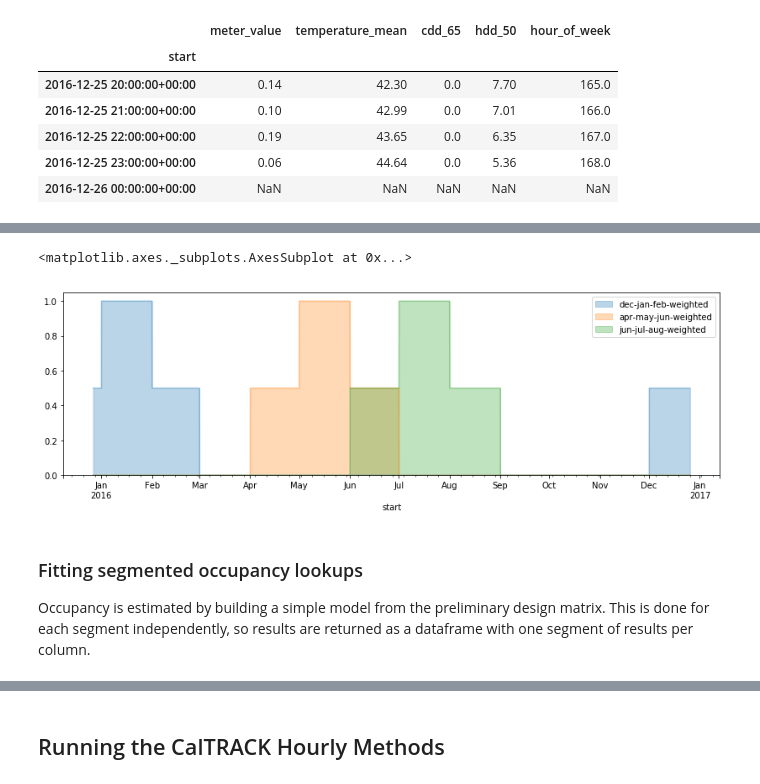
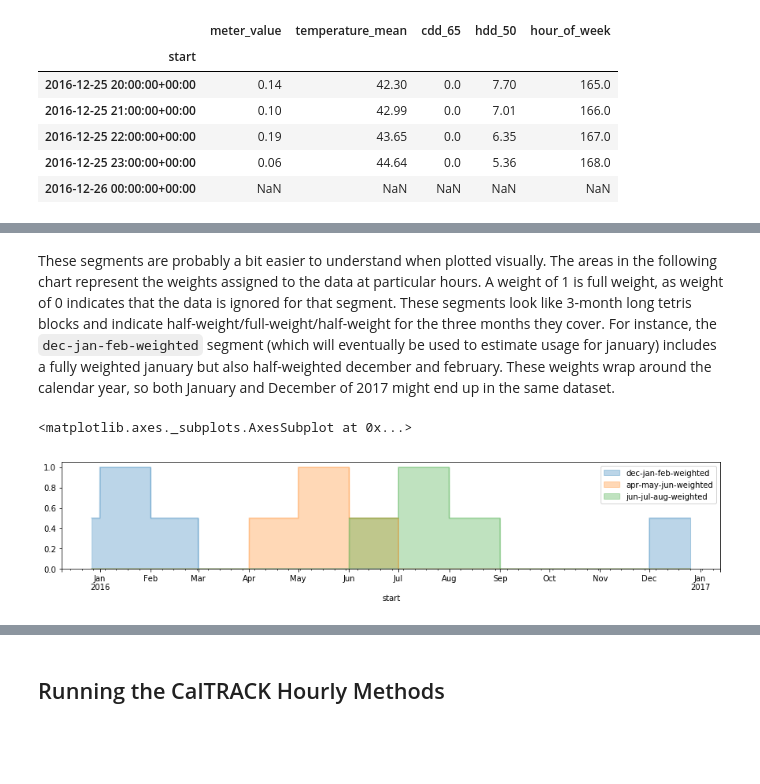
Before and after one commit to openeemeter/eemeter, a Jupyter notebook: scripts/tutorial.ipynb, the cells around one changed output, grey strips where cells are left out. Drawn from its saved outputs; the diff is of its cells as text; code cells hidden in the pictures; blank space fills up the shorter version.

Commit message:
Update tutorial and visualization

```diff
--- a/scripts/tutorial.ipynb
+++ b/scripts/tutorial.ipynb
@@ -303,17 +408,15 @@ segmentation_hourly.head()
 | 2015-12-27 02:00:00+00:00 | 0.5 | 0.0 | 0.0 | 0.0 | ... |
 | 2015-12-27 03:00:00+00:00 | 0.5 | 0.0 | 0.0 | 0.0 | ... |
 | 2015-12-27 04:00:00+00:00 | 0.5 | 0.0 | 0.0 | 0.0 | ... |
+# %% [markdown]
+These segments are probably a bit easier to understand when plotted visually. The areas in the following chart represent the weights assigned to the data at particular hours. A weight of 1 is full weight, as weight of 0 indicates that the data is ignored for that segment. These segments look like 3-month long tetris blocks and indicate half-weight/full-weight/half-weight for the three months they cover. For instance, the `dec-jan-feb-weighted` segment (which will eventually be used to estimate usage for january) includes a fully weighted january but also half-weighted december and february. These weights wrap around the calendar year, so both January and December of 2017 might end up in the same dataset.
 # %%
 # example segmentation weights
 segmentation_hourly[[
     'dec-jan-feb-weighted',
     'apr-may-jun-weighted',
     'jun-jul-aug-weighted'
-]].plot.area(stacked=False, alpha=0.3, figsize=(14, 4))
+]].plot.area(stacked=False, alpha=0.3, figsize=(15, 2.5))
 # %% [output]
 <matplotlib.axes._subplots.AxesSubplot at 0x...>
-[figure, old version]
+[figure, new version]
-# %% [markdown]
-### Fitting segmented occupancy lookups
-
-Occupancy is estimated by building a simple model from the preliminary design matrix. This is done for each segment independently, so results are returned as a dataframe with one segment of results per column.
```
Also changed, not shown: parts of 48 cells of this notebook, 1 other file.
